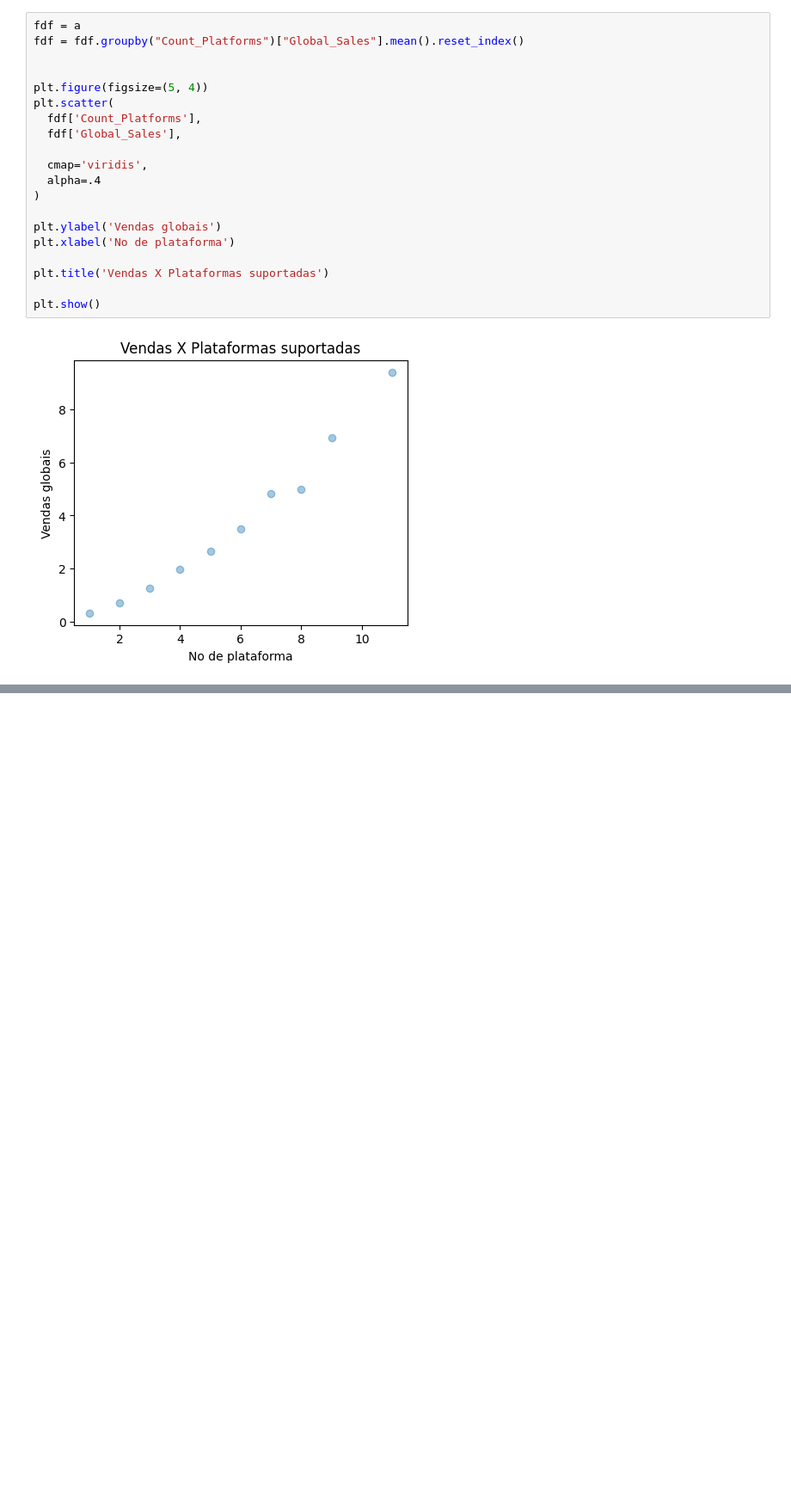
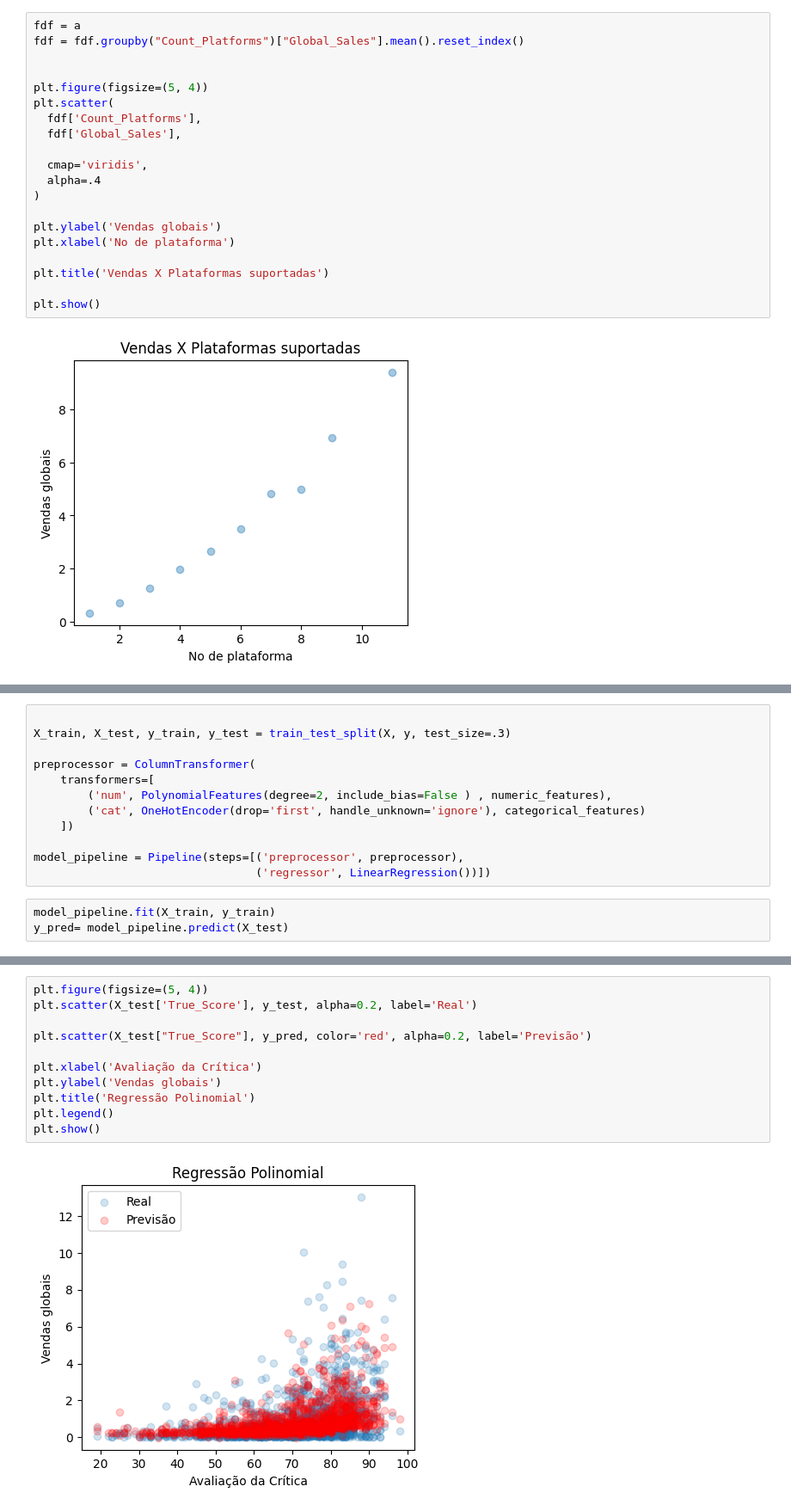
Before and after one commit to wolke412/topicos-4, a Jupyter notebook: test.ipynb, the cells around one changed output, grey strips where cells are left out. Shown: that part at 86% size. Saved outputs shown, nothing was run; the diff lists cells and outputs as text; blank space fills up the shorter version.

Commit message:
regression changes

```diff
--- a/test.ipynb
+++ b/test.ipynb
@@ -94,0 +185,15 @@ plt.show()
+# %%
+
+X_train, X_test, y_train, y_test = train_test_split(X, y, test_size=.3)
+
+preprocessor = ColumnTransformer(
+    transformers=[
+        ('num', PolynomialFeatures(degree=2, include_bias=False ) , numeric_features),
+        ('cat', OneHotEncoder(drop='first', handle_unknown='ignore'), categorical_features)
+    ])
+
+model_pipeline = Pipeline(steps=[('preprocessor', preprocessor),
+                                 ('regressor', LinearRegression())])
+# %%
+model_pipeline.fit(X_train, y_train)
+y_pred= model_pipeline.predict(X_test)
@@ -94,0 +212,13 @@ plt.show()
+# %%
+plt.figure(figsize=(5, 4))
+plt.scatter(X_test['True_Score'], y_test, alpha=0.2, label='Real')
+
+plt.scatter(X_test["True_Score"], y_pred, color='red', alpha=0.2, label='Previsão')
+
+plt.xlabel('Avaliação da Crítica')
+plt.ylabel('Vendas globais')
+plt.title('Regressão Polinomial')
+plt.legend()
+plt.show()
+# %% [output]
+[figure, added]
```
Also changed, not shown: parts of 11 cells of this notebook, 2 other files.
